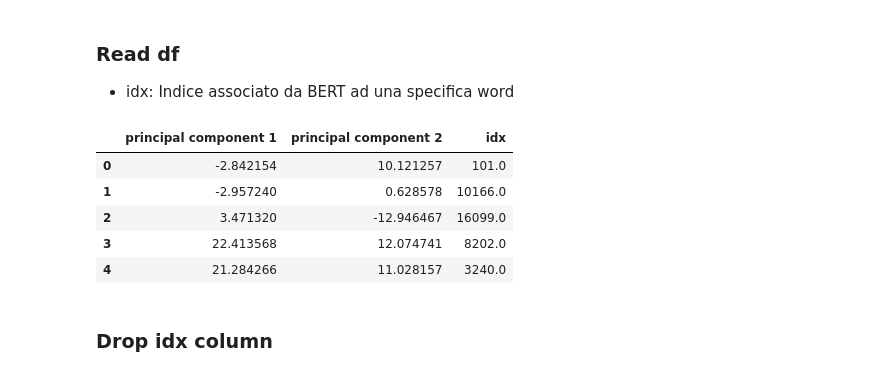
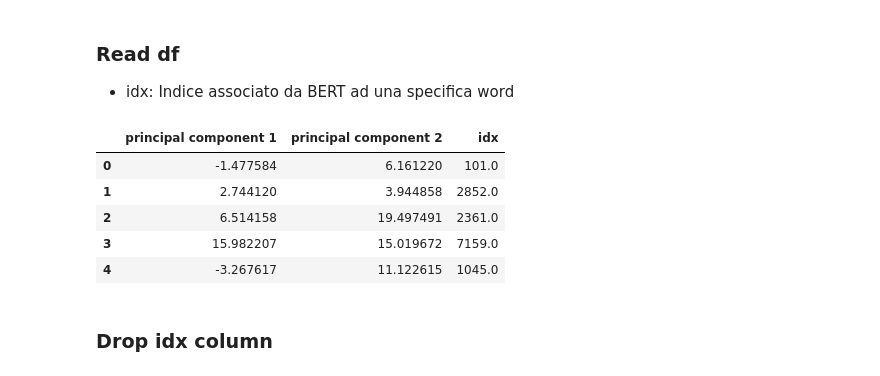
Before and after one commit to gianlucagiudice/irony-detection, a Jupyter notebook: notebooks/pca_plot.ipynb, the cells around one changed output. Saved outputs shown, nothing was run; the diff lists cells and outputs as text; code cells hidden in the pictures.

```diff
--- a/notebooks/pca_plot.ipynb
+++ b/notebooks/pca_plot.ipynb
@@ -6,16 +6,16 @@
 # %%
 import pandas as pd
 
 TARGET_DATASET = 'TwReyes2013'
-df = pd.read_pickle("../reports/{}.pca/PCA.pkl".format(TARGET_DATASET))
+df = pd.read_pickle("../reports/{}.pca/PCA_2D.pkl".format(TARGET_DATASET))
 df.head()
 # %% [output]
 |  | principal component 1 | principal component 2 | idx |
-| 0 | -2.842154 | 10.121257 | 101.0 |
-| 1 | -2.957240 | 0.628578 | 10166.0 |
-| 2 | 3.471320 | -12.946467 | 16099.0 |
-| 3 | 22.413568 | 12.074741 | 8202.0 |
-| 4 | 21.284266 | 11.028157 | 3240.0 |
+| 0 | -1.477584 | 6.161220 | 101.0 |
+| 1 | 2.744120 | 3.944858 | 2852.0 |
+| 2 | 6.514158 | 19.497491 | 2361.0 |
+| 3 | 15.982207 | 15.019672 | 7159.0 |
+| 4 | -3.267617 | 11.122615 | 1045.0 |
 # %% [markdown]
 ### Drop idx column
 # %%
```
Also changed, not shown: parts of 2 cells of this notebook.
